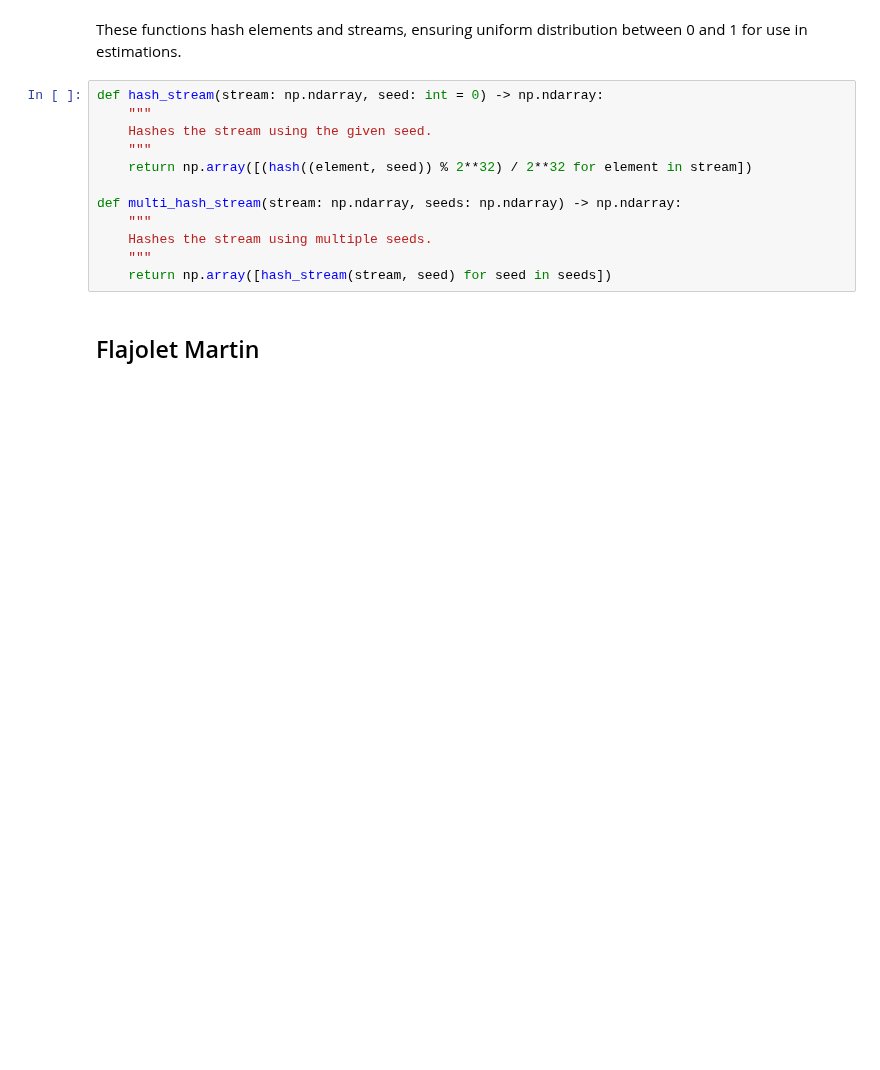
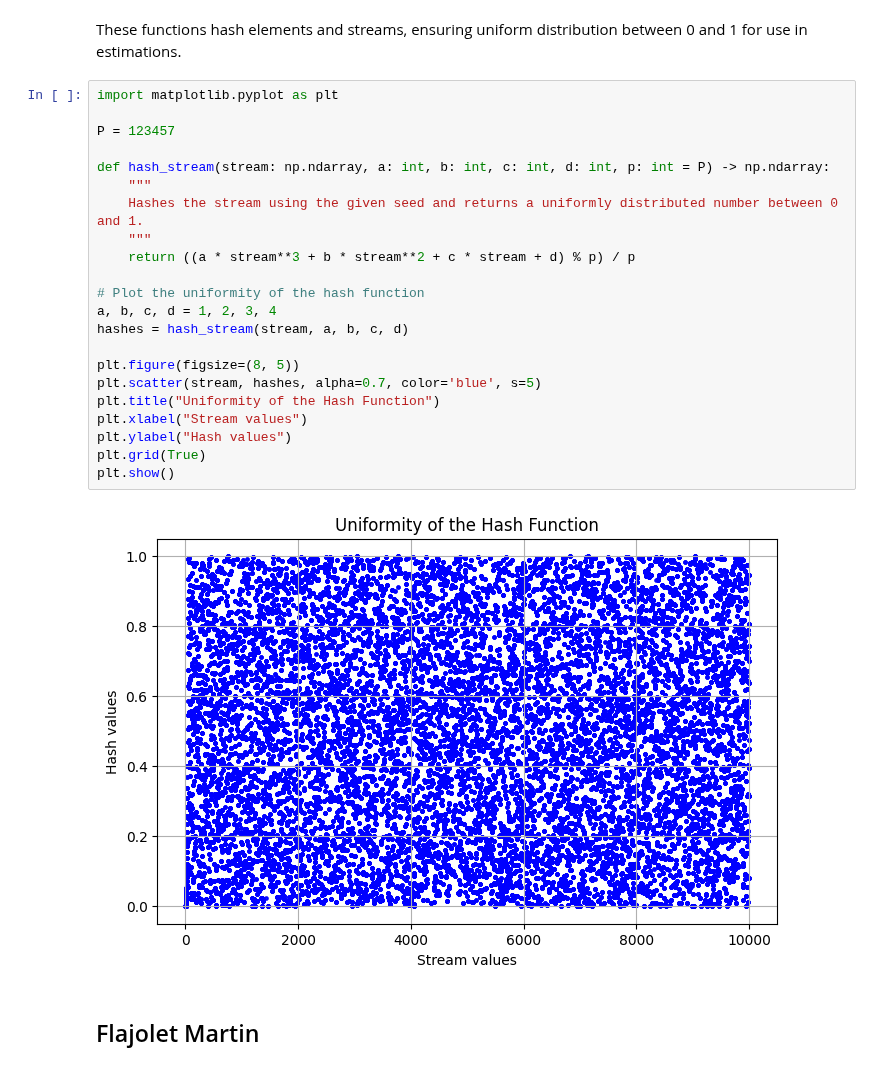
Before and after one commit to Gal-Noy/MSC-Data-Streaming-Algorithms, a Jupyter notebook: FM_CountMin/FM_CountMin.ipynb, the cells around one changed output. Drawn from its saved outputs; the diff is of its cells as text; blank space fills up the shorter version.

Commit message:
final function

```diff
--- a/FM_CountMin/FM_CountMin.ipynb
+++ b/FM_CountMin/FM_CountMin.ipynb
@@ -39,18 +39,30 @@ First 10 elements of the stream: [7373 4170 6775 6174 3168 6847 9084 1929 1287 1
 Sketch sizes: [100, 300, 1000, 3000, 10000, 30000, 50000]
 # %% [markdown]
 These functions hash elements and streams, ensuring uniform distribution between 0 and 1 for use in estimations.
-# %%
-def hash_stream(stream: np.ndarray, seed: int = 0) -> np.ndarray:
-    """
-    Hashes the stream using the given seed.
-    """
-    return np.array([(hash((element, seed)) % 2**32) / 2**32 for element in stream])
-
-def multi_hash_stream(stream: np.ndarray, seeds: np.ndarray) -> np.ndarray:
-    """
-    Hashes the stream using multiple seeds.
-    """
-    return np.array([hash_stream(stream, seed) for seed in seeds])
+# %%
+import matplotlib.pyplot as plt
+
+P = 123457
+
+def hash_stream(stream: np.ndarray, a: int, b: int, c: int, d: int, p: int = P) -> np.ndarray:
+    """
+    Hashes the stream using the given seed and returns a uniformly distributed number between 0 and 1.
+    """
+    return ((a * stream**3 + b * stream**2 + c * stream + d) % p) / p
+
+# Plot the uniformity of the hash function
+a, b, c, d = 1, 2, 3, 4
+hashes = hash_stream(stream, a, b, c, d)
+
+plt.figure(figsize=(8, 5))
+plt.scatter(stream, hashes, alpha=0.7, color='blue', s=5)
+plt.title("Uniformity of the Hash Function")
+plt.xlabel("Stream values")
+plt.ylabel("Hash values")
+plt.grid(True)
+plt.show()
+# %% [output]
+[figure, added]
 # %% [markdown]
 ## Flajolet Martin
 # %% [markdown]
```
Also changed, not shown: parts of 4 cells of this notebook.
